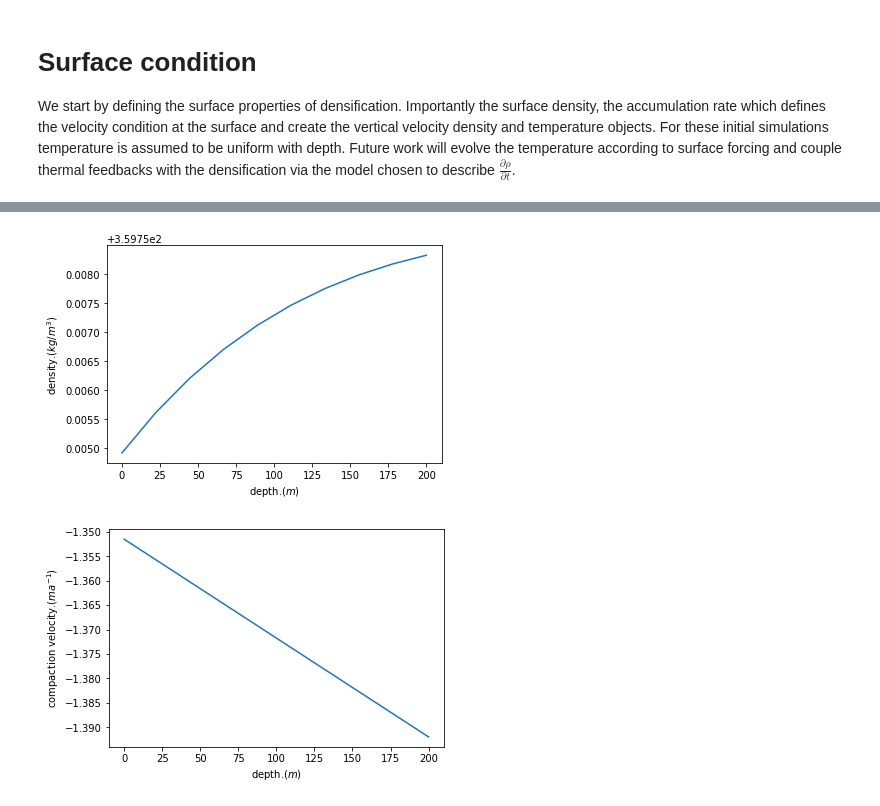
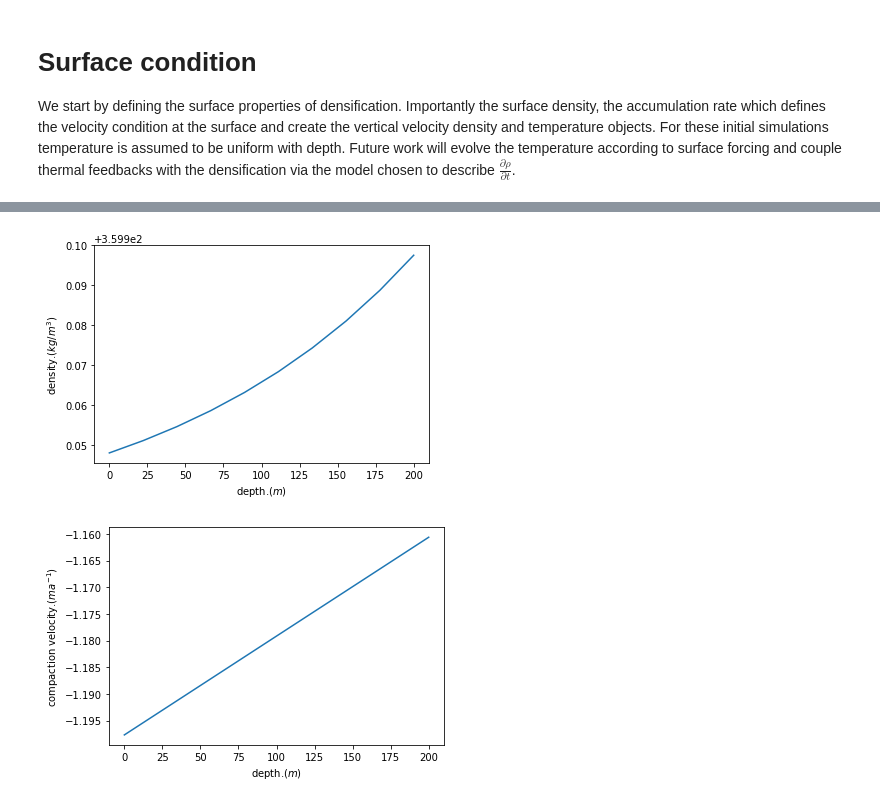
Before and after one commit to jabadge/icepack, a Jupyter notebook: notebooks/tutorials/09-firn.ipynb, the cells around one changed output, grey strips where cells are left out. Drawn from its saved outputs; the diff is of its cells as text; code cells hidden in the pictures.

Commit message:
density now in kg

```diff
--- a/notebooks/tutorials/09-firn.ipynb
+++ b/notebooks/tutorials/09-firn.ipynb
@@ -73,8 +73,8 @@ Q = firedrake.FunctionSpace(
 We start by defining the surface properties of densification. Importantly the surface density, the accumulation rate which defines the velocity condition at the surface and create the vertical velocity density and temperature objects. For these initial simulations temperature is assumed to be uniform with depth. Future work will evolve the temperature according to surface forcing and couple thermal feedbacks with the densification via the model chosen to describe $\frac{\partial \rho}{\partial t}$.
 # %%
 from icepack.constants import year as year
-ρ_s = firedrake.Constant(360.0/ year**2 * 1.0e-6)
+ρ_s = firedrake.Constant(360.0)
 a = firedrake.Constant(.3)
-w = firedrake.interpolate(-a*(ρ_I)/ρ_s,Q)
+w = firedrake.interpolate(-a*917.0/ρ_s,Q)
 ρ = firedrake.interpolate(ρ_s,Q)
 Tavg = firedrake.Constant(273.15-15.)
@@ -101,7 +89,7 @@ opts = {'default_solver_type': 'petsc',
 }
 solver = icepack.solvers.FirnSolver(model, **opts)
 # %%
-final_time = 3.0
+final_time = 1.0
 timestep = 1.0
 num_steps = int(final_time / timestep)
 dt = final_time / num_steps
@@ -128,17 +116,17 @@ density= np.array(ρ.at(xz, tolerance=1e-10))
 density_vel = np.array(w.at(xz, tolerance=1e-10))
 # %%
 fig, ax = plt.subplots()
-ax.plot(np.linspace(0,1.0,10)*h_f.dat.data,density*year**2 / 1.0e-6)
+ax.plot(h_f-np.linspace(0,1.0,10)*h_f.dat.data,density)
 ax.set_ylabel(r'density.($kg/m^3$)')
 ax.set_xlabel(r'depth.($m$)')
 plt.show()
 # %% [output]
-[figure, old version]
+[figure, new version]
 # %%
 fig, ax = plt.subplots()
-ax.plot(np.linspace(0,1.0,10)*h_f.dat.data,density_vel)
+ax.plot(h_f-np.linspace(0,1.0,10)*h_f.dat.data,density_vel)
 ax.set_ylabel(r'compaction velocity.($ma^{-1}$)')
 ax.set_xlabel(r'depth.($m$)')
 plt.show()
 # %% [output]
-[figure, old version]
+[figure, new version]
```
Also changed, not shown: parts of 2 cells of this notebook, 2 other files.
